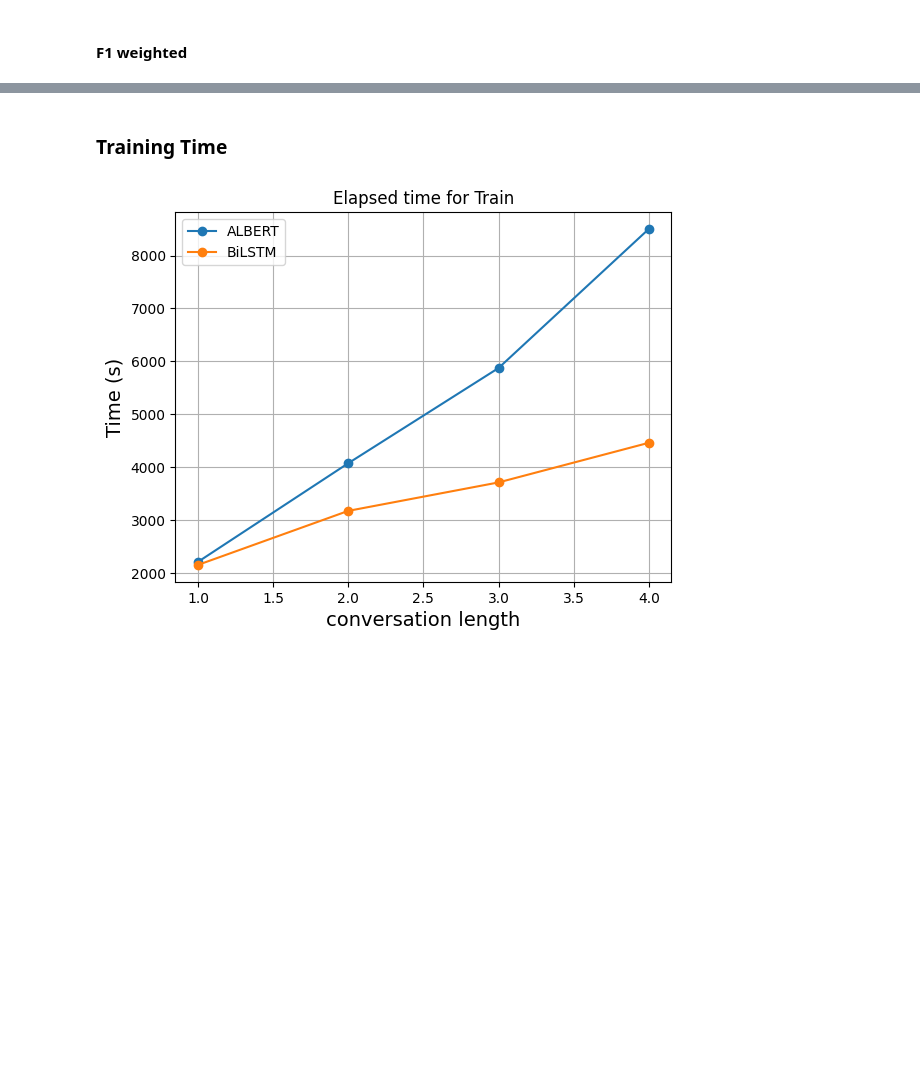
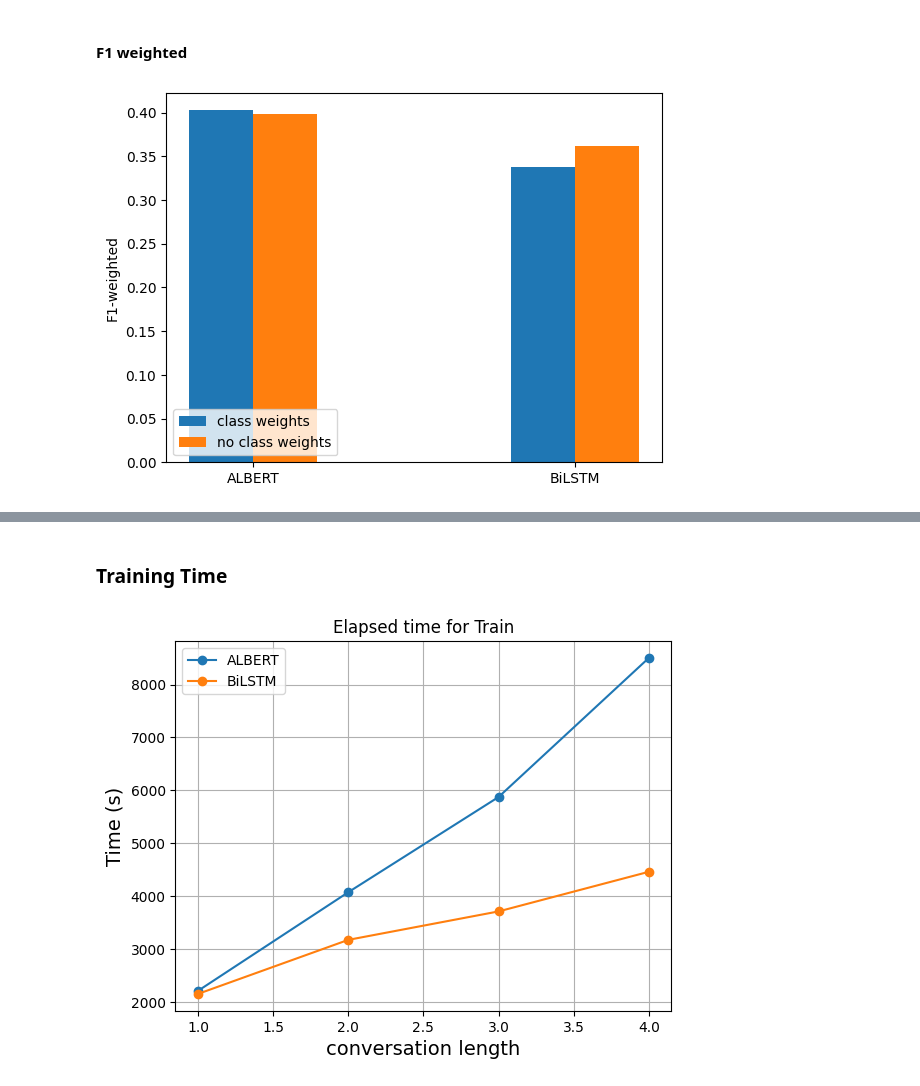
Before and after one commit to eskinderit/A-comparison-of-small-and-large-uni-multi-modal-language-models-for-sentiment-analysis-, a Jupyter notebook: Result Visualization.ipynb, the cells around one changed output, grey strips where cells are left out. Saved outputs shown, nothing was run; the diff lists cells and outputs as text; code cells hidden in the pictures; blank space fills up the shorter version.

```diff
--- a/Result Visualization.ipynb
+++ b/Result Visualization.ipynb
@@ -73,5 +92,21 @@ plt.show()
 # %% [markdown]
 #### F1 weighted
+# %%
+
+models = ['ALBERT', 'BiLSTM']
+X_axis = np.arange(len(models))
+
+plt.bar(X_axis-0.1, [albert_results_classweight.test_f1_weighted,albert_results[2].test_f1_weighted], 0.2, label = 'class weights')
+plt.bar(X_axis+0.1, [text_bilstm_results_classweight.test_f1_weighted,text_bilstm_results[2].test_f1_weighted], 0.2, label = 'no class weights')
+
+plt.xticks(X_axis, models)
+plt.xlabel("")
+plt.ylabel("F1-weighted")
+plt.title(f"")
+plt.legend( loc='lower left')
+plt.show()
+# %% [output]
+[figure, added]
 # %%
 albert_f1_weighted_test = [i.test_f1_weighted for i in albert_results]
 text_bilstm_f1_weighted_test = [i.test_f1_weighted for i in text_bilstm_results]
```
Also changed, not shown: parts of 18 cells of this notebook.
